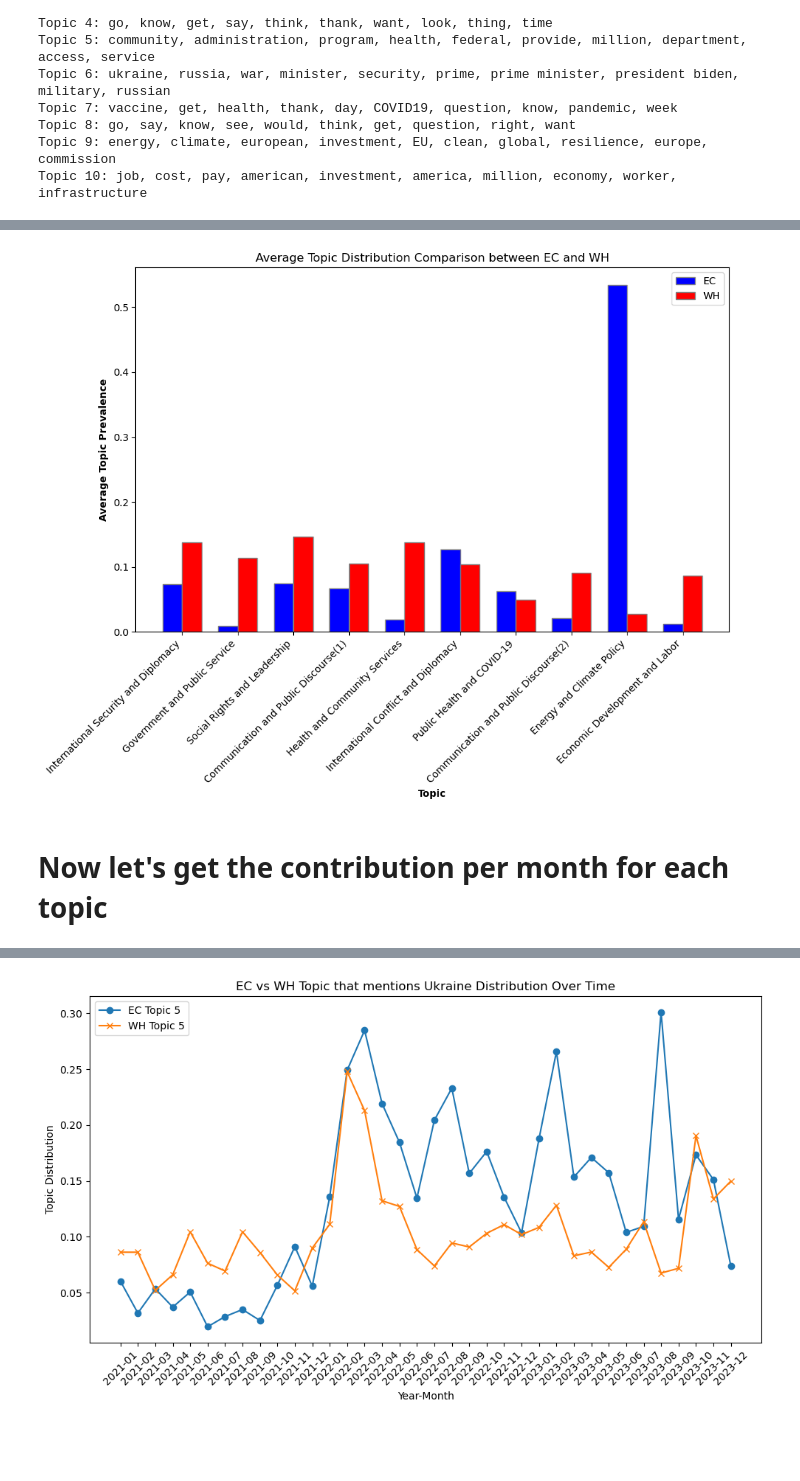
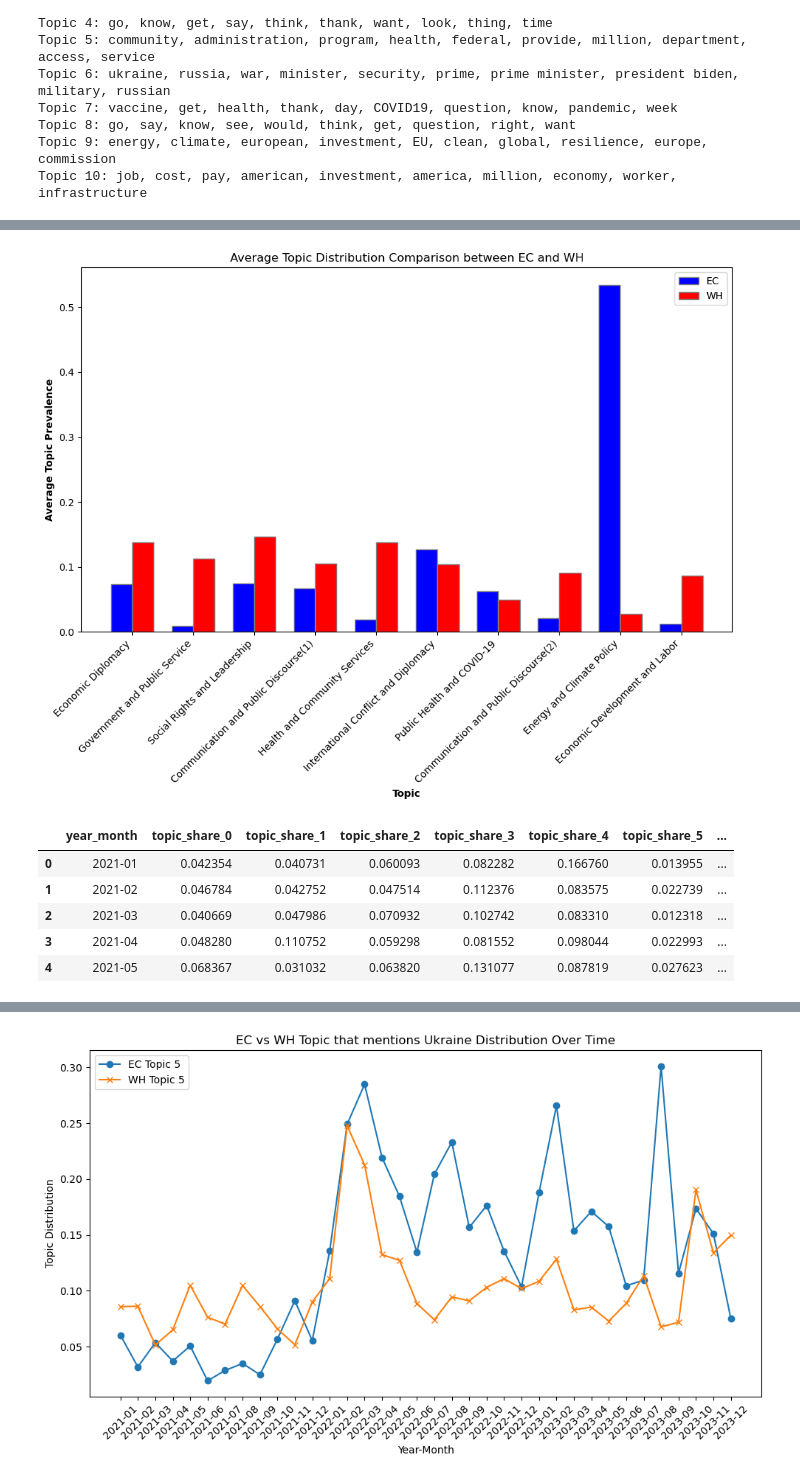
Before and after one commit to viktoriia-yuzkiv/Analysis-of-Official-Communications-during-the-Russo-Ukrainian-War, a Jupyter notebook: topics_analysis.ipynb, the cells around one changed output, grey strips where cells are left out. Saved outputs shown, nothing was run; the diff lists cells and outputs as text; code cells hidden in the pictures; blank space fills up the shorter version.

```diff
--- a/topics_analysis.ipynb
+++ b/topics_analysis.ipynb
@@ -304,33 +267,0 @@ joint_topic_shares.head(5)
-# %%
-# Define new legend names (adjusted to match 0-indexing used by Python)
-new_legend_names = {
-    0: 'International Security and Diplomacy',
-    1: 'Government and Public Service',
-    2: 'Social Rights and Leadership',
-    3: 'Communication and Public Discourse(1)',
-    4: 'Health and Community Services',
-    5: 'International Conflict and Diplomacy',
-    6: 'Public Health and COVID-19',
-    7: 'Communication and Public Discourse(2)',
-    8: 'Energy and Climate Policy',
-    9: 'Economic Development and Labor'
-}
-
-# Plotting each topic share as a separate line in the time series
-plt.figure(figsize=(15, 8))
-for i, column in enumerate(joint_topic_shares.columns):
-    plt.plot(joint_topic_shares.index, joint_topic_shares[column], label=new_legend_names[i])
-
-# Adding legend outside the plot
-plt.legend(loc='upper right')
-# Adding title and labels
-plt.title('Time Series of Topic Shares')
-plt.xlabel('Year-Month')
-plt.ylabel('Topic Share')
-
-# Rotate x-axis labels for better readability
-plt.xticks(rotation=45)
-
-# Show plot
-plt.tight_layout()  # Adjust layout to make room for the legend
-plt.show()
@@ -389,7 +315,7 @@ topics_wh = lda_model_joint.get_document_topics(corpus_wh, minimum_probability=0
 avg_topic_distribution_wh = np.mean([[topic_prob for topic_id, topic_prob in doc] for doc in topics_wh], axis=0)
 # %%
 new_column_names = {
-    1: 'International Security and Diplomacy',
+    1: 'Economic Diplomacy',
     2: 'Government and Public Service',
     3: 'Social Rights and Leadership',
     4: 'Communication and Public Discourse(1)',
@@ -404,33 +330,31 @@ new_column_names = {
 
 # Creating the plot
 plt.figure(figsize=(10, 8))  # Adjust the figure size as necessary
 bar_width = 0.35  # Width of the bars
 
 # Setting position of bar on X axis
 r1 = np.arange(len(avg_topic_distribution_ec))
 r2 = [x + bar_width for x in r1]
 
 # Making the plot
 plt.bar(r1, avg_topic_distribution_ec, color='b', width=bar_width, edgecolor='grey', label='EC')
 plt.bar(r2, avg_topic_distribution_wh, color='r', width=bar_width, edgecolor='grey', label='WH')
 
 # Adding labels
 plt.xlabel('Topic', fontweight='bold')
 plt.ylabel('Average Topic Prevalence', fontweight='bold')
 
 # Here we set the x-tick labels with the names of the topics, rotating them 45 degrees for readability
 plt.xticks([r + bar_width / 2 for r in range(len(avg_topic_distribution_ec))],
            [new_column_names[i] for i in range(1, len(avg_topic_distribution_ec) + 1)],
            rotation=45, ha='right')
 
 # Creating legend & title
 plt.legend()
 plt.title('Average Topic Distribution Comparison between EC and WH')
 
 # Show plot
 plt.tight_layout()  # Adjust subplot parameters to give specified padding
 plt.show()
 # %% [output]
-[figure, old version]
+[figure, new version]
-# %% [markdown]
-# Now let's get the contribution per month for each topic
@@ -436,0 +402,9 @@ plt.show()
+# %%
+joint_topic_shares.head(5)
+# %% [output]
+|  | year_month | topic_share_0 | topic_share_1 | topic_share_2 | topic_share_3 | topic_share_4 | topic_share_5 | ... |
+| 0 | 2021-01 | 0.042354 | 0.040731 | 0.060093 | 0.082282 | 0.166760 | 0.013955 | ... |
+| 1 | 2021-02 | 0.046784 | 0.042752 | 0.047514 | 0.112376 | 0.083575 | 0.022739 | ... |
+| 2 | 2021-03 | 0.040669 | 0.047986 | 0.070932 | 0.102742 | 0.083310 | 0.012318 | ... |
+| 3 | 2021-04 | 0.048280 | 0.110752 | 0.059298 | 0.081552 | 0.098044 | 0.022993 | ... |
+| 4 | 2021-05 | 0.068367 | 0.031032 | 0.063820 | 0.131077 | 0.087819 | 0.027623 | ... |
```
Also changed, not shown: parts of 34 cells of this notebook, 4 other files.
